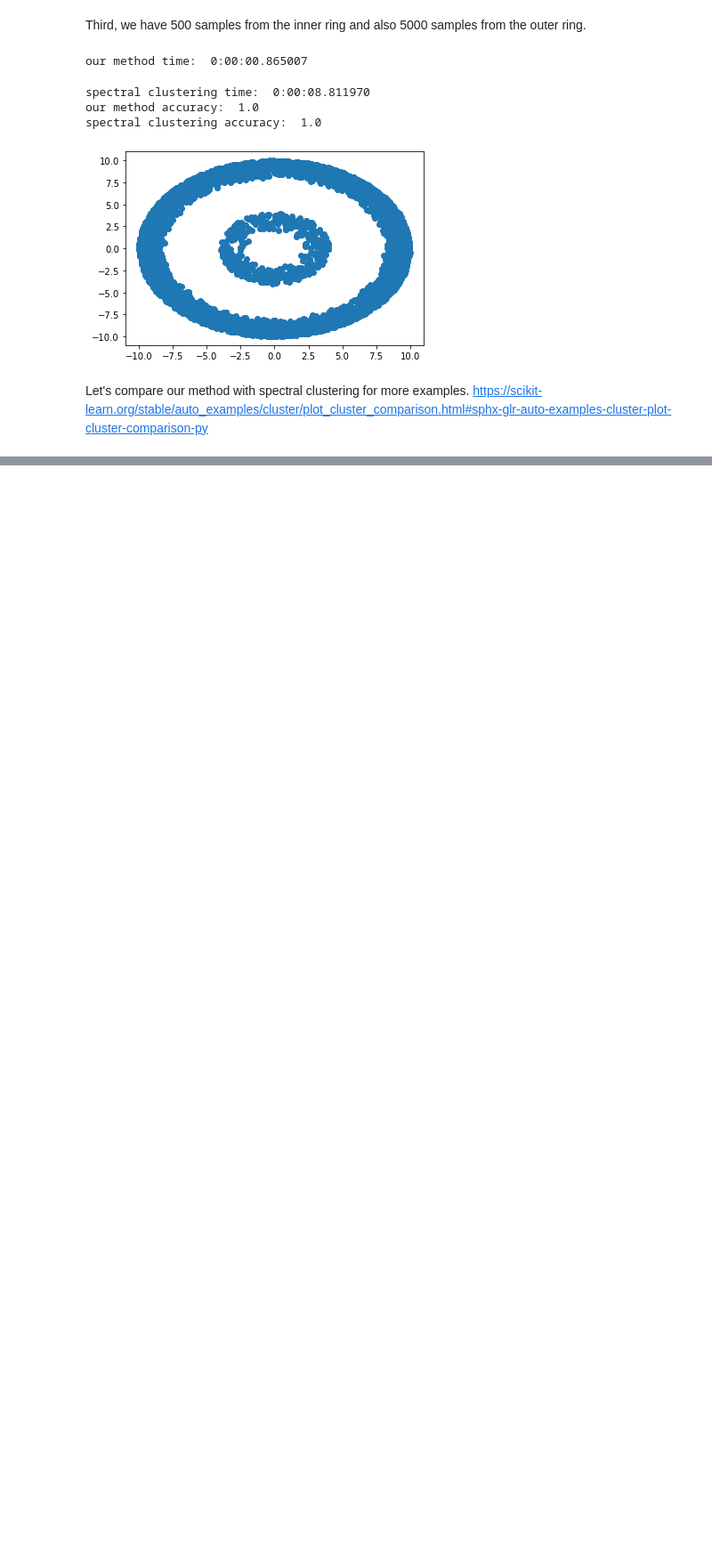
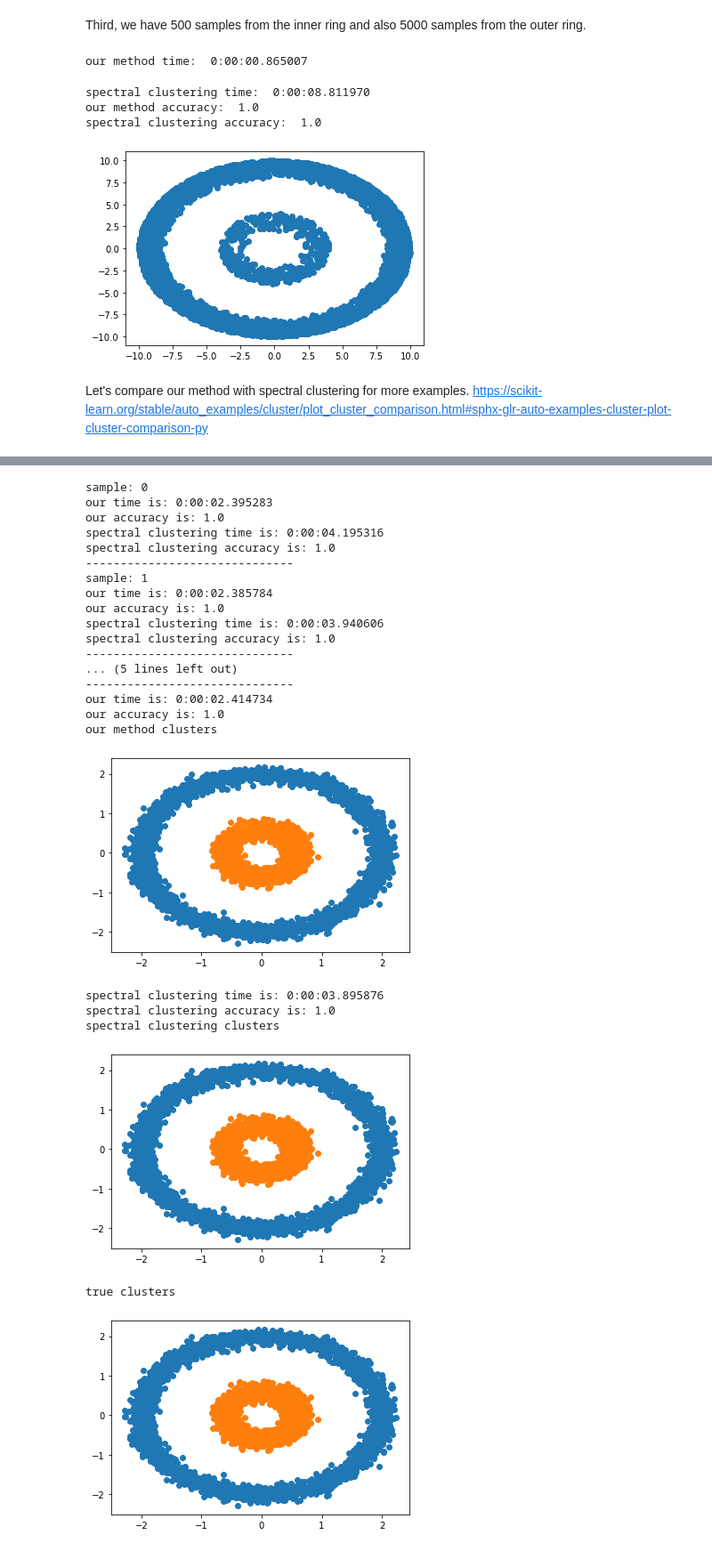
Before and after one commit to sahelyiyi/LocClustNLasso, a Jupyter notebook: loc_clust_kmeans.ipynb, the cells around one changed output, grey strips where cells are left out. Shown at 89% size. Cells and saved outputs as stored; diff of their text form; code cells hidden in the pictures; blank space fills up the shorter version.

```diff
--- a/loc_clust_kmeans.ipynb
+++ b/loc_clust_kmeans.ipynb
@@ -582,0 +639,32 @@ true clusters
+# %%
+for i in range(3):
+    print('sample:', i)
+    run_noisy_circles(1.0, 0.01)
+    print('------------------------------')
+
+run_noisy_circles(1.0, 0.01, True)
+# %% [output]
+sample: 0
+our time is: 0:00:02.395283
+our accuracy is: 1.0
+spectral clustering time is: 0:00:04.195316
+spectral clustering accuracy is: 1.0
+------------------------------
+sample: 1
+our time is: 0:00:02.385784
+our accuracy is: 1.0
+spectral clustering time is: 0:00:03.940606
+spectral clustering accuracy is: 1.0
+------------------------------
+... (5 lines left out)
+------------------------------
+our time is: 0:00:02.414734
+our accuracy is: 1.0
+our method clusters
+[figure, added]
+spectral clustering time is: 0:00:03.895876
+spectral clustering accuracy is: 1.0
+spectral clustering clusters
+[figure, added]
+true clusters
+[figure, added]
```
Also changed, not shown: parts of 16 cells of this notebook.
